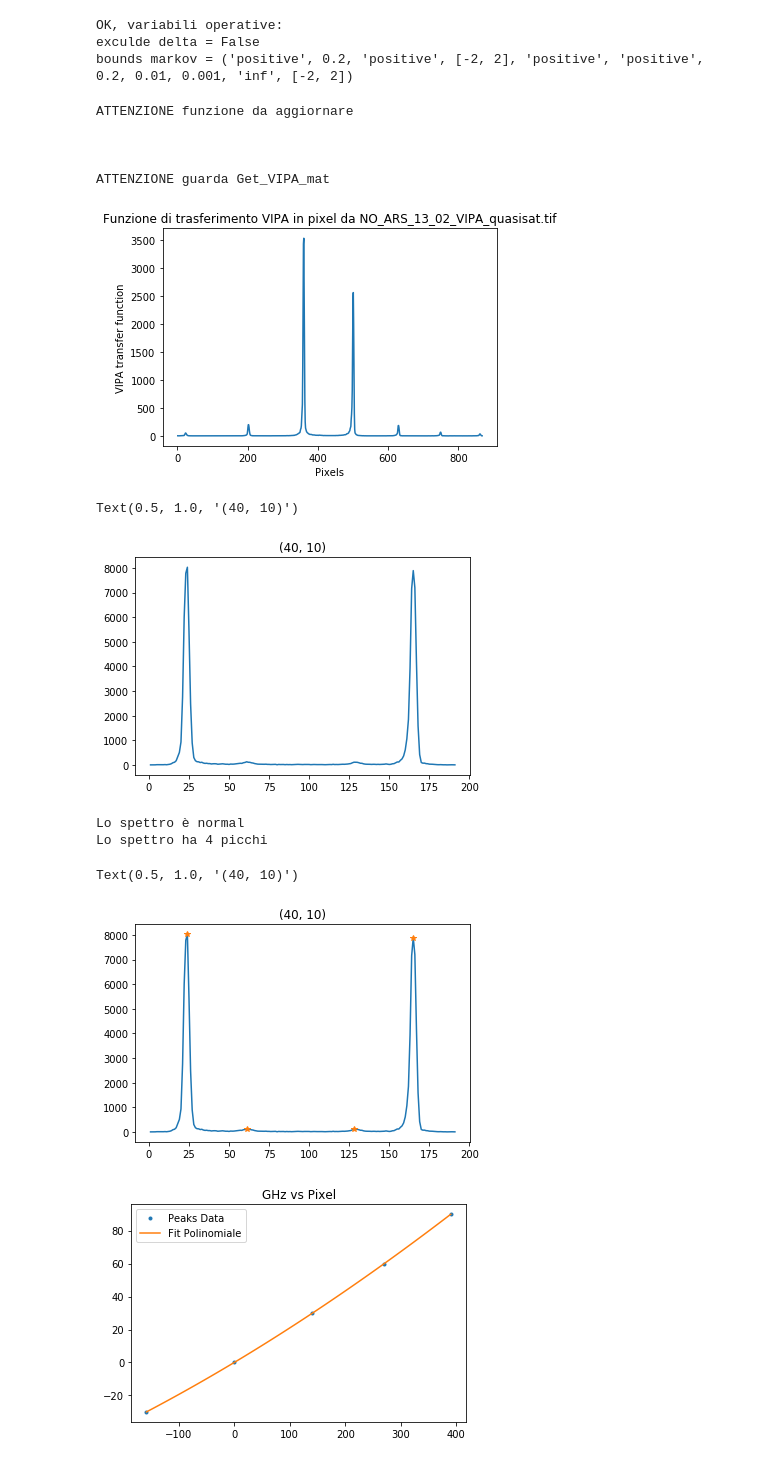
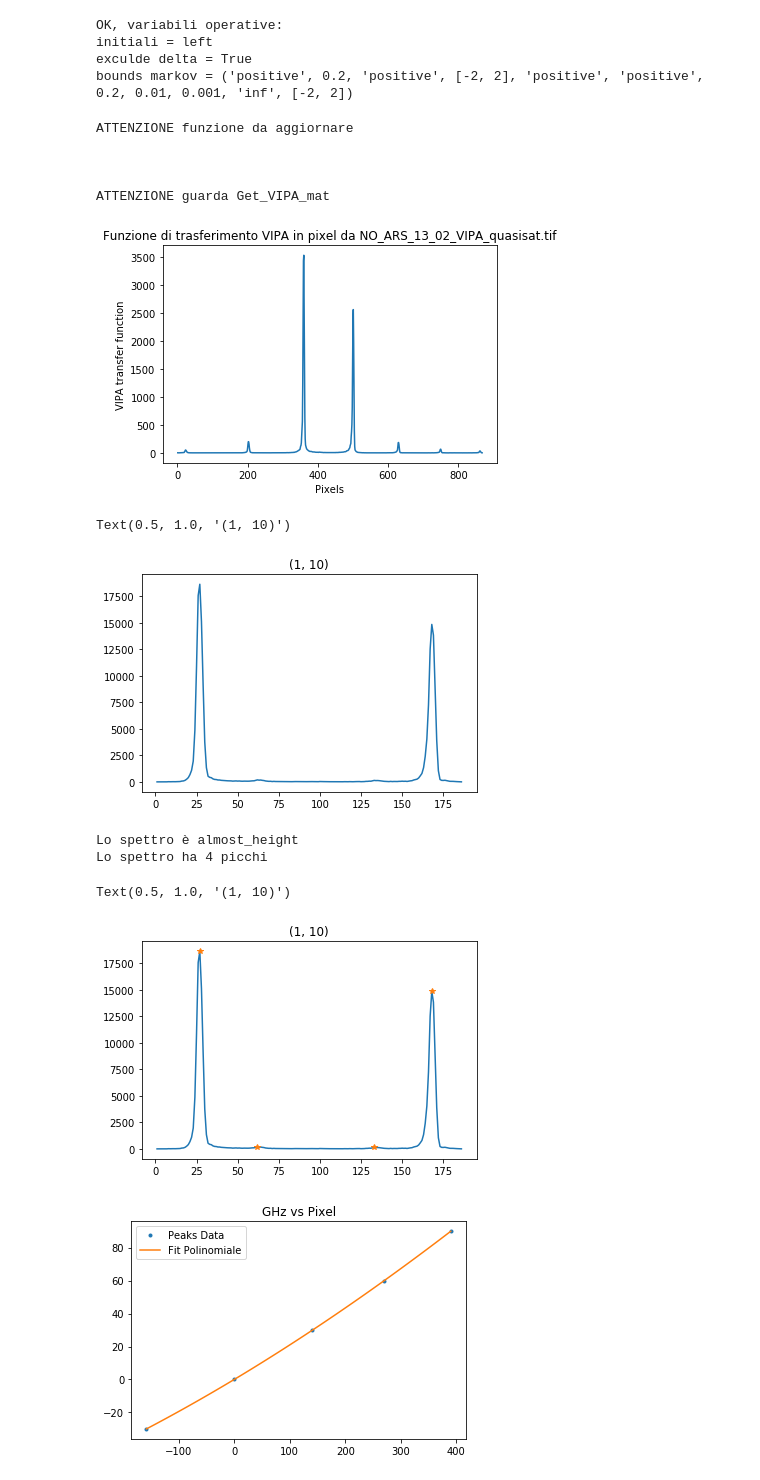
Before and after one commit to flautodipan/Python_Libraries, a Jupyter notebook: Experimentum_single.ipynb, the cells around one changed output. Saved outputs shown, nothing was run; the diff lists cells and outputs as text; code cells hidden in the pictures.

```diff
--- a/Experimentum_single.ipynb
+++ b/Experimentum_single.ipynb
@@ -15,9 +15,9 @@ import  time
 import configparser
 
 
-
+save_path = '../Scrittek/figures/'
 #I/O
-spectra_filename = 'ARS_13_02'
+spectra_filename = 'NO_ARS_13_02'
 now_path            =   '../BRILLOUIN/TDP43/' +spectra_filename +'/'
 
 inputs = configparser.ConfigParser()
@@ -35,6 +35,7 @@ log_file            =   'log_'+spectra_filename
 #operatives
 to_add              =   eval(inputs['Operatives']['to_add'])
 exclude_delta       =   inputs.getboolean('Operatives', 'exclude_delta')
+initial             =   inputs['Operatives']['initial']
 
 syg_kwargs          =  {item[0] : float(item[1]) for item in inputs.items('syg_kwargs')}
 syg_kwargs_VIPA     =  {item[0] : float(item[1]) for item in inputs.items('syg_kwargs_VIPA')}
@@ -71,33 +72,34 @@ cols_real   = ('Co', 'Omega', 'Gamma', 'Delta', 'tau', 'delta_position', 'delta_
 cols_real_nodelta =  ('Co', 'Omega', 'Gamma', 'Delta', 'tau', 'shift', 'offset')
 
 cols_gauss  = ( 'A', 'mu', 'sigma')
-print('OK, variabili operative:\nexculde delta = {}\nbounds markov = {}'.format(exclude_delta, str(rules_markov_bounds)))
+print('OK, variabili operative:\ninitiali = {}\nexculde delta = {}\nbounds markov = {}'.format(initial, exclude_delta, str(rules_markov_bounds)))
 # %% [output]
 OK, variabili operative:
-exculde delta = False
+initiali = left
+exculde delta = True
 bounds markov = ('positive', 0.2, 'positive', [-2, 2], 'positive', 'positive', 0.2, 0.01, 0.001, 'inf', [-2, 2])
 # %%
 #0) importo dati e inizializzo oggetti
-i   =   40
+i   =   1
 j   =   10
 y    =   Import_from_Matlab(spectra_filename, now_path, var_name = 'y3')[i][j]
 Data    =   Exp.Spectrum(name = str((i,j)))
 Data.Get_Spectrum(y = np.resize(y, np.max(y.shape)), offset = 183., cut = pre_cut, cut_range = (10, 175))
 Data.Get_Spectrum_Peaks(**syg_kwargs)
 Data.Get_VIPA_tif(VIPA_filename, now_path, fig = 'VIPA_img', save_path = now_path)
 
 plt.figure()
 plt.plot(Data.x, Data.y)
 plt.title(str((i,j)))
 # %% [output]
 ATTENZIONE funzione da aggiornare
 
 
 
 ATTENZIONE guarda Get_VIPA_mat
 [figure]
-Text(0.5, 1.0, '(40, 10)')
+Text(0.5, 1.0, '(1, 10)')
-[figure, old version]
+[figure, new version]
 # %%
 #1) Classificazione e visualizzazione spettro
 check = Data.Check_Spectrum_Saturation(saturation_height = sat_height, saturation_width = sat_width)
@@ -127,10 +129,10 @@ plt.plot(Data.x, Data.y)
 plt.plot(Data.x[Data.peaks['idx']], Data.y[Data.peaks['idx']], '*')
 plt.title(str((i,j)))
 # %% [output]
-Lo spettro è normal
+Lo spettro è almost_height
 Lo spettro ha 4 picchi
-Text(0.5, 1.0, '(40, 10)')
+Text(0.5, 1.0, '(1, 10)')
-[figure, old version]
+[figure, new version]
 # %%
 #2) Operazioni di conversione in GHz
 
```
Also changed, not shown: parts of 4 cells of this notebook, 6 other files.
